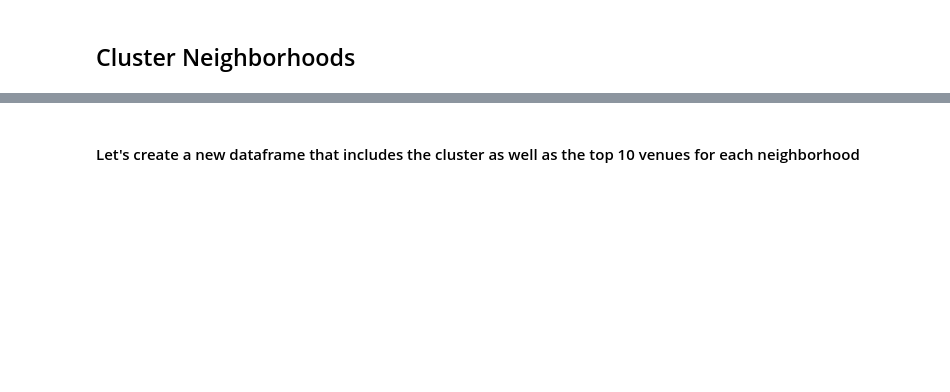
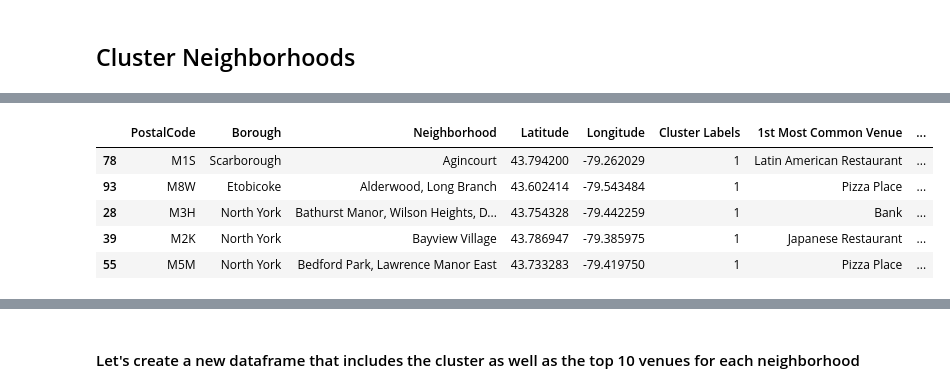
Before and after one commit to deepthich-gh/coursera_capstone_project, a Jupyter notebook: datascience_capstone_project.ipynb, the cells around one changed output, grey strips where cells are left out. Cells and saved outputs as stored; diff of their text form; code cells hidden in the pictures; blank space fills up the shorter version.

```diff
--- a/datascience_capstone_project.ipynb
+++ b/datascience_capstone_project.ipynb
@@ -815,0 +852,22 @@ array([0, 0, 0, 0, 0, 0, 0, 0, 0, 2], dtype=int32)
+# %%
+# add clustering labels
+#neighborhoods_venues_sorted.insert(0, 'Cluster Labels', kmeans.labels_)
+
+toronto_merged = df1
+
+# merge toronto_grouped with toronto_data to add latitude/longitude for each neighborhood
+toronto_merged = toronto_merged.join(neighborhoods_venues_sorted.set_index('Neighborhood'), on='Neighborhood', how = 'right')
+
+
+# add clustering labels
+toronto_merged['Cluster Labels'] = kmeans.labels_
+
+
+toronto_merged.head() # check the last columns!
+# %% [output]
+|  | PostalCode | Borough | Neighborhood | Latitude | Longitude | Cluster Labels | 1st Most Common Venue | ... |
+| 78 | M1S | Scarborough | Agincourt | 43.794200 | -79.262029 | 1 | Latin American Restaurant | ... |
+| 93 | M8W | Etobicoke | Alderwood, Long Branch | 43.602414 | -79.543484 | 1 | Pizza Place | ... |
+| 28 | M3H | North York | Bathurst Manor, Wilson Heights, D... | 43.754328 | -79.442259 | 1 | Bank | ... |
+| 39 | M2K | North York | Bayview Village | 43.786947 | -79.385975 | 1 | Japanese Restaurant | ... |
+| 55 | M5M | North York | Bedford Park, Lawrence Manor East | 43.733283 | -79.419750 | 1 | Pizza Place | ... |
```
Also changed, not shown: parts of 58 cells of this notebook.
